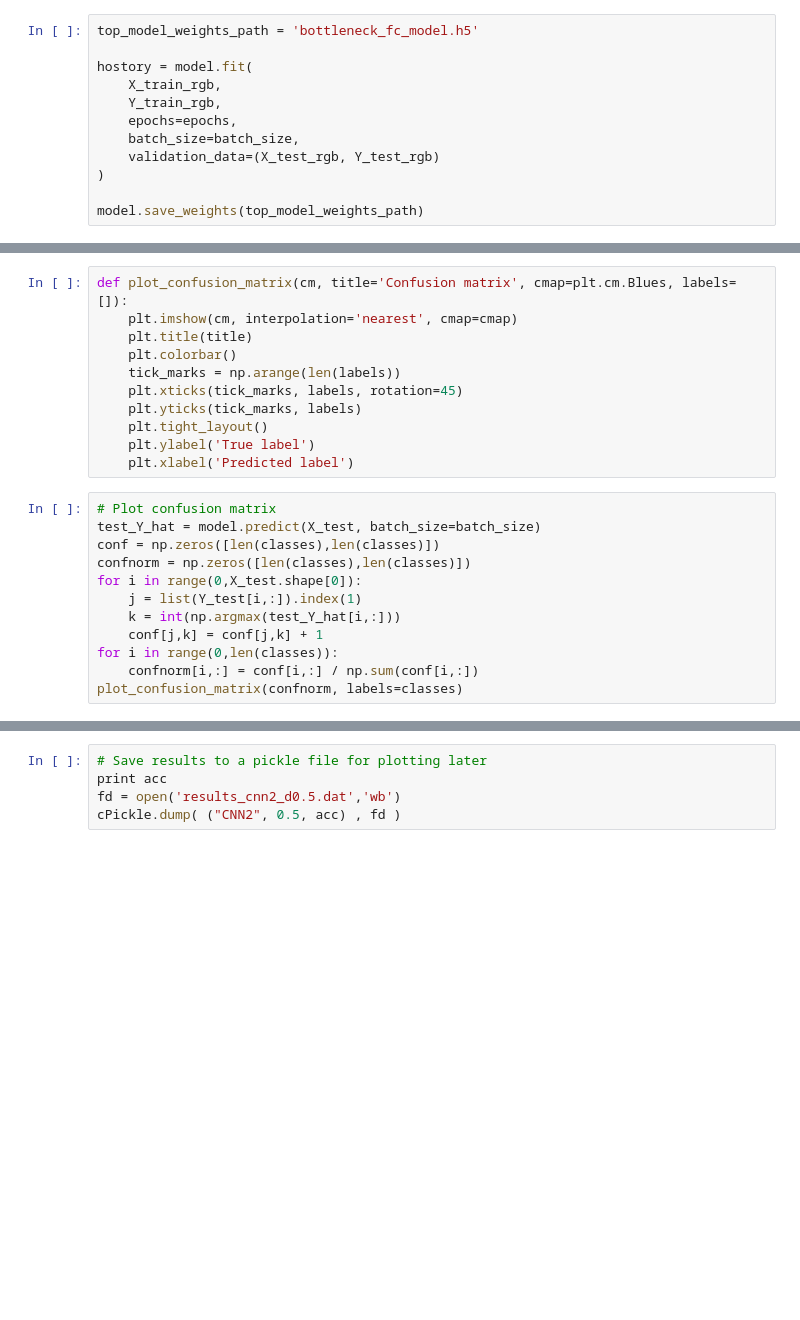
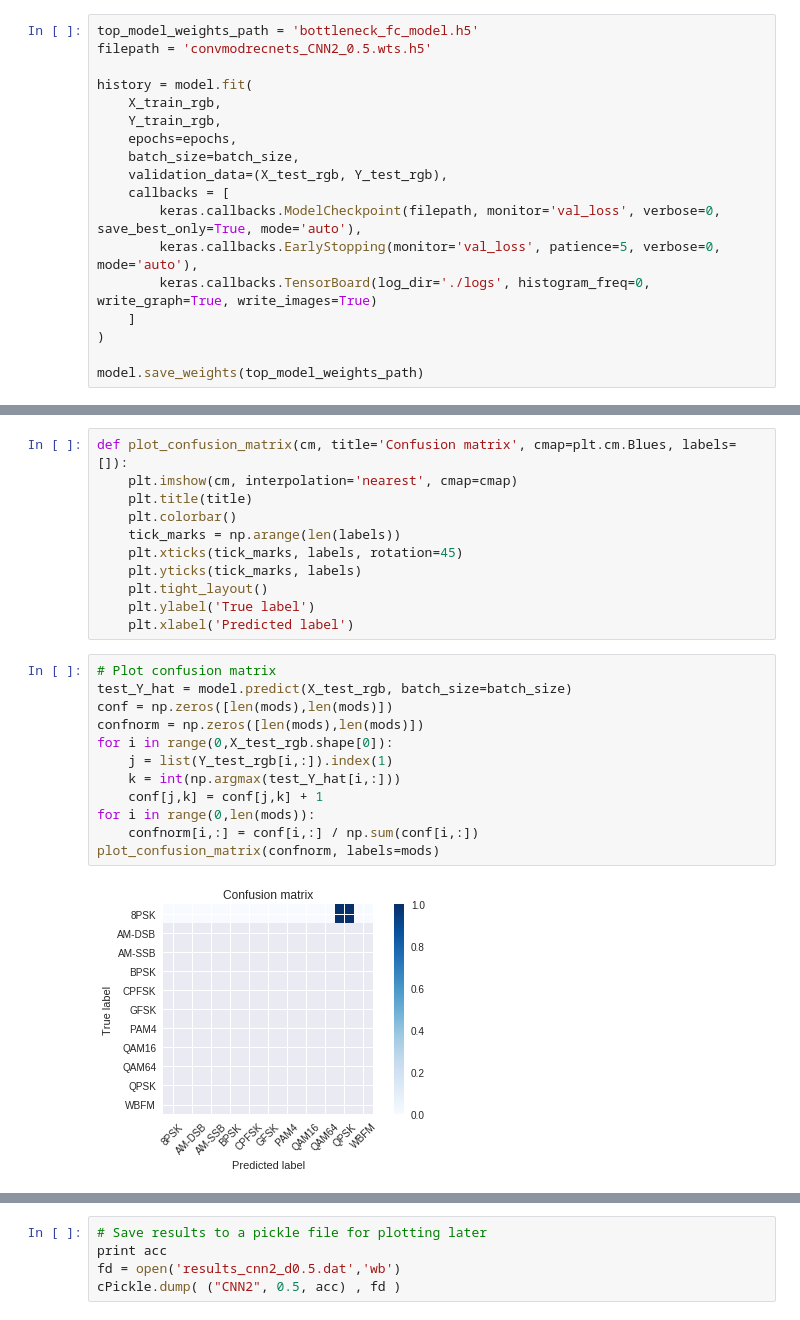
Before and after one commit to SYSU-Jmiao/university, a Jupyter notebook: src/deepLearning/bottleneck/noOptimization/radioML/radioml_no_optimization_transfer.ipynb, the cells around one changed output, grey strips where cells are left out. Cells and saved outputs as stored; diff of their text form; blank space fills up the shorter version.

```diff
--- a/src/deepLearning/bottleneck/noOptimization/radioML/radioml_no_optimization_transfer.ipynb
+++ b/src/deepLearning/bottleneck/noOptimization/radioML/radioml_no_optimization_transfer.ipynb
@@ -89,12 +107,18 @@ model.summary()
-# %%
-top_model_weights_path = 'bottleneck_fc_model.h5'
-
-hostory = model.fit(
-    X_train_rgb,
-    Y_train_rgb,
-    epochs=epochs,
-    batch_size=batch_size,
-    validation_data=(X_test_rgb, Y_test_rgb)
-)
-
-model.save_weights(top_model_weights_path)
+# %%
+top_model_weights_path = 'bottleneck_fc_model.h5'
+filepath = 'convmodrecnets_CNN2_0.5.wts.h5'
+
+history = model.fit(
+    X_train_rgb,
+    Y_train_rgb,
+    epochs=epochs,
+    batch_size=batch_size,
+    validation_data=(X_test_rgb, Y_test_rgb),
+    callbacks = [
+        keras.callbacks.ModelCheckpoint(filepath, monitor='val_loss', verbose=0, save_best_only=True, mode='auto'),
+        keras.callbacks.EarlyStopping(monitor='val_loss', patience=5, verbose=0, mode='auto'),
+        keras.callbacks.TensorBoard(log_dir='./logs', histogram_freq=0, write_graph=True, write_images=True)
+    ]
+)
+
+model.save_weights(top_model_weights_path)
@@ -122,16 +167,18 @@ def plot_confusion_matrix(cm, title='Confusion matrix', cmap=plt.cm.Blues, label
     plt.xlabel('Predicted label')
 # %%
 # Plot confusion matrix
-test_Y_hat = model.predict(X_test, batch_size=batch_size)
-conf = np.zeros([len(classes),len(classes)])
-confnorm = np.zeros([len(classes),len(classes)])
-for i in range(0,X_test.shape[0]):
-    j = list(Y_test[i,:]).index(1)
+test_Y_hat = model.predict(X_test_rgb, batch_size=batch_size)
+conf = np.zeros([len(mods),len(mods)])
+confnorm = np.zeros([len(mods),len(mods)])
+for i in range(0,X_test_rgb.shape[0]):
+    j = list(Y_test_rgb[i,:]).index(1)
     k = int(np.argmax(test_Y_hat[i,:]))
     conf[j,k] = conf[j,k] + 1
-for i in range(0,len(classes)):
+for i in range(0,len(mods)):
     confnorm[i,:] = conf[i,:] / np.sum(conf[i,:])
-plot_confusion_matrix(confnorm, labels=classes)
+plot_confusion_matrix(confnorm, labels=mods)
+# %% [output]
+[figure, added]
 # %%
 # Plot confusion matrix
 acc = {}
```
Also changed, not shown: parts of 6 cells of this notebook, 1 other file.
